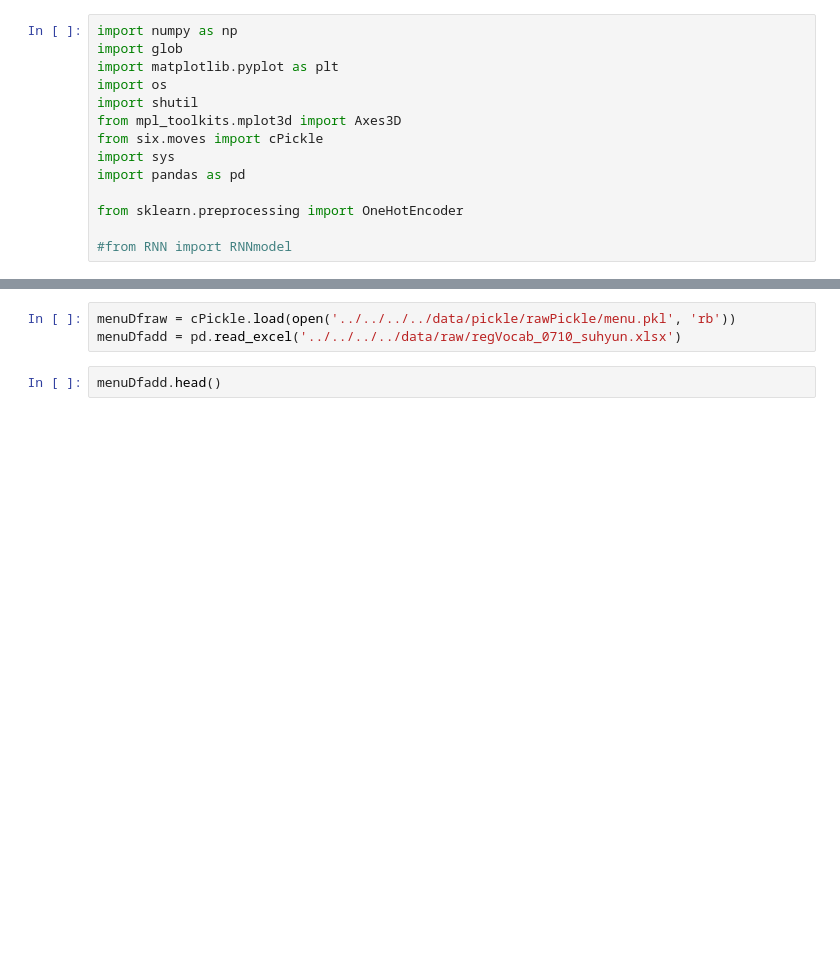
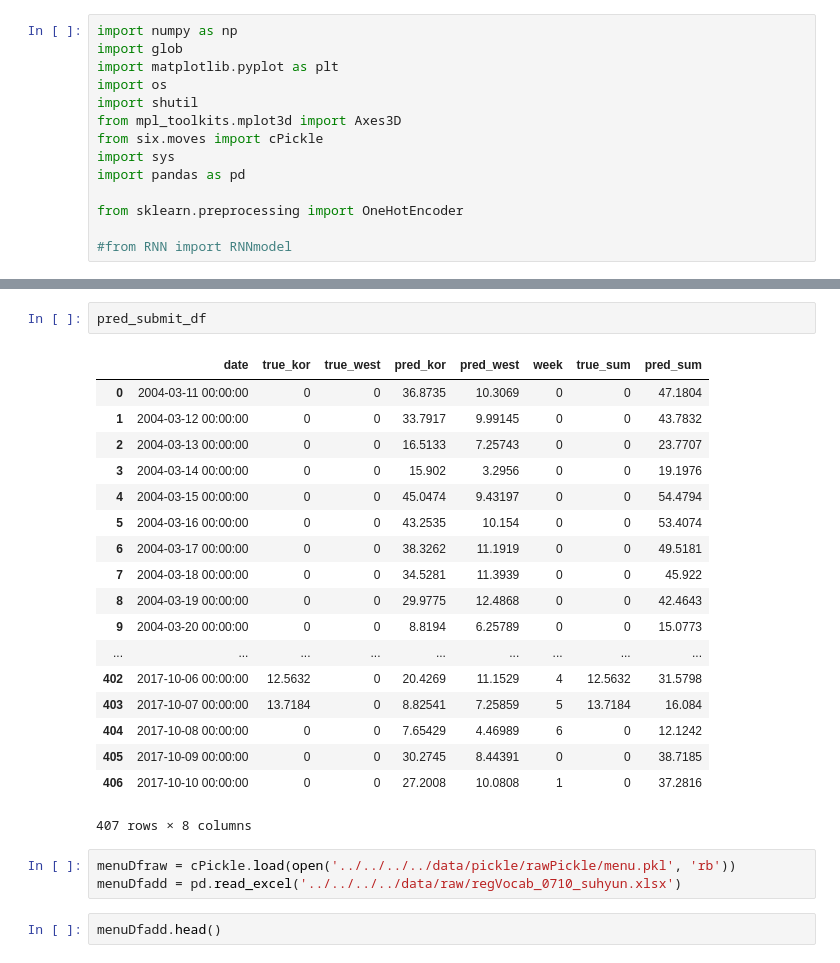
Before and after one commit to kimsh12191/challenge, a Jupyter notebook: peopleRNN/03_add.ipynb, the cells around one changed output, grey strips where cells are left out. Cells and saved outputs as stored; diff of their text form; blank space fills up the shorter version.

```diff
--- a/peopleRNN/03_add.ipynb
+++ b/peopleRNN/03_add.ipynb
@@ -44,3 +44,24 @@ pred_test_df.head()
+# %%
+pred_submit_df
+# %% [output]
+|  | date | true_kor | true_west | pred_kor | pred_west | week | true_sum | pred_sum |
+| 0 | 2004-03-11 00:00:00 | 0 | 0 | 36.8735 | 10.3069 | 0 | 0 | 47.1804 |
+| 1 | 2004-03-12 00:00:00 | 0 | 0 | 33.7917 | 9.99145 | 0 | 0 | 43.7832 |
+| 2 | 2004-03-13 00:00:00 | 0 | 0 | 16.5133 | 7.25743 | 0 | 0 | 23.7707 |
+| 3 | 2004-03-14 00:00:00 | 0 | 0 | 15.902 | 3.2956 | 0 | 0 | 19.1976 |
+| 4 | 2004-03-15 00:00:00 | 0 | 0 | 45.0474 | 9.43197 | 0 | 0 | 54.4794 |
+| 5 | 2004-03-16 00:00:00 | 0 | 0 | 43.2535 | 10.154 | 0 | 0 | 53.4074 |
+| 6 | 2004-03-17 00:00:00 | 0 | 0 | 38.3262 | 11.1919 | 0 | 0 | 49.5181 |
+| 7 | 2004-03-18 00:00:00 | 0 | 0 | 34.5281 | 11.3939 | 0 | 0 | 45.922 |
+| 8 | 2004-03-19 00:00:00 | 0 | 0 | 29.9775 | 12.4868 | 0 | 0 | 42.4643 |
+| 9 | 2004-03-20 00:00:00 | 0 | 0 | 8.8194 | 6.25789 | 0 | 0 | 15.0773 |
+| ... | ... | ... | ... | ... | ... | ... | ... | ... |
+| 402 | 2017-10-06 00:00:00 | 12.5632 | 0 | 20.4269 | 11.1529 | 4 | 12.5632 | 31.5798 |
+| 403 | 2017-10-07 00:00:00 | 13.7184 | 0 | 8.82541 | 7.25859 | 5 | 13.7184 | 16.084 |
+| 404 | 2017-10-08 00:00:00 | 0 | 0 | 7.65429 | 4.46989 | 6 | 0 | 12.1242 |
+| 405 | 2017-10-09 00:00:00 | 0 | 0 | 30.2745 | 8.44391 | 0 | 0 | 38.7185 |
+| 406 | 2017-10-10 00:00:00 | 0 | 0 | 27.2008 | 10.0808 | 1 | 0 | 37.2816 |
+407 rows × 8 columns
 # %%
 menuDfraw = cPickle.load(open('../../../../data/pickle/rawPickle/menu.pkl', 'rb'))
 menuDfadd = pd.read_excel('../../../../data/raw/regVocab_0710_suhyun.xlsx')
```
Also changed, not shown: parts of 10 cells of this notebook, 27 other files.
